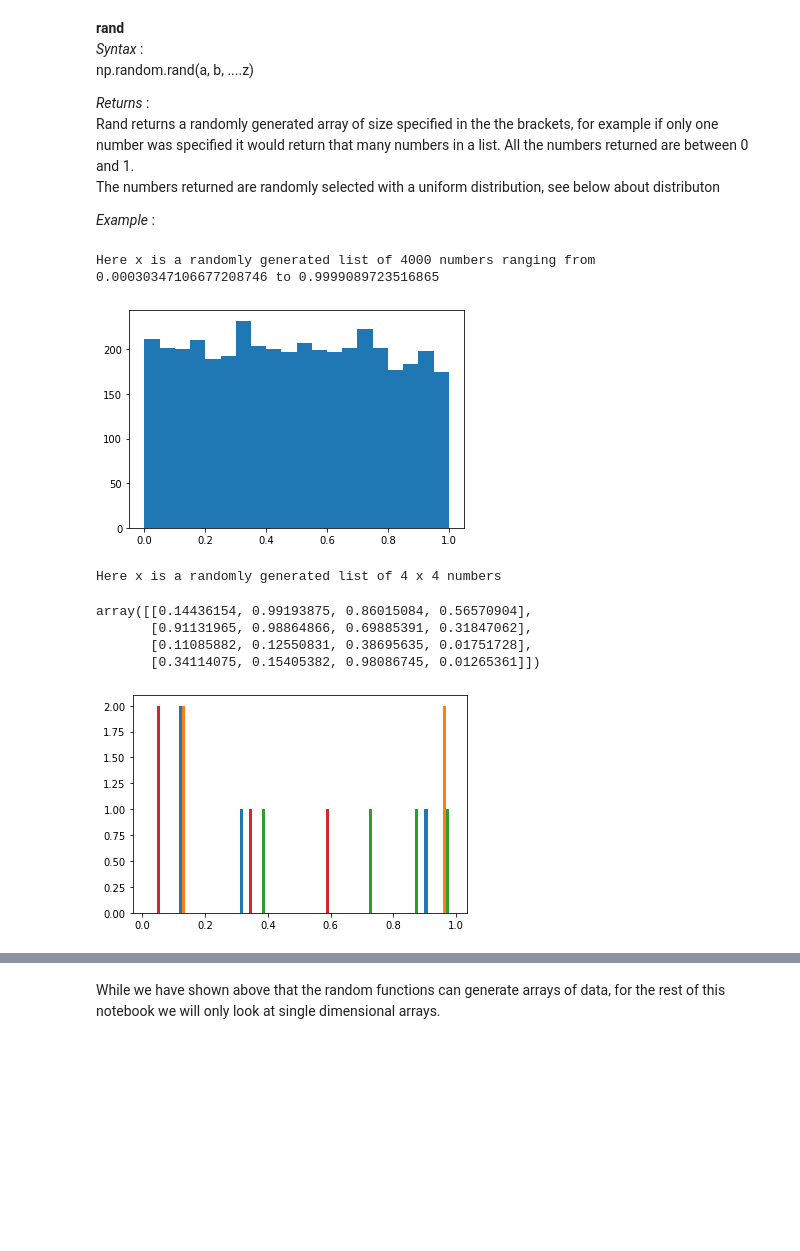
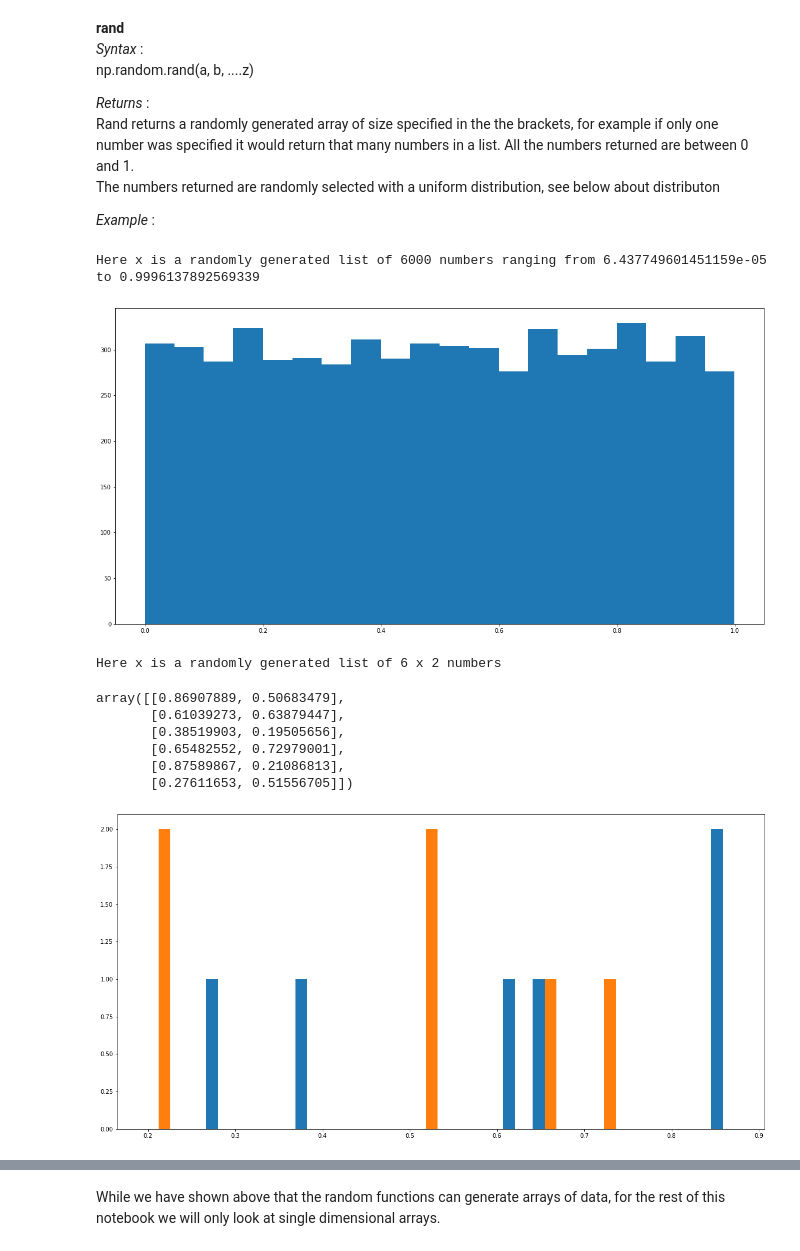
Before and after one commit to YBrady/03-PDA-Assignment-numpy.random, a Jupyter notebook: 03-PDA-numpy.random.ipynb, the cells around one changed output, grey strips where cells are left out. Drawn from its saved outputs; the diff is of its cells as text; code cells hidden in the pictures; blank space fills up the shorter version.

```diff
--- a/03-PDA-numpy.random.ipynb
+++ b/03-PDA-numpy.random.ipynb
@@ -39,6 +39,7 @@ NumPy is an external package that must be imported into python for use. Conventi
 %matplotlib inline
 import numpy as np # Importing the NumPy library
 import matplotlib.pyplot as plt # Importing matplotlib for plotting
+plt.rcParams['figure.figsize'] = [20, 10] # Setting the plot size
 # %% [markdown]
 ### Purpose of numpy.random ##
 numpy.random is the source of "randomness" in python. Whenever you need random data, be it random numbers, random sample of data, random placement of known values in an array, numpy.random provides all this functionality and more.
@@ -90,11 +91,12 @@ _Example_ :
 # %%
 # Here we are using np.random.rand based on your choice of number above
 x = np.random.rand(yourChoice*1000)
+plt.rcParams['figure.figsize'] = [20, 10] # Setting the plot size
 plt.hist(x, 20)
 print("Here x is a randomly generated list of", yourChoice * 1000, "numbers ranging from", min(x), "to" , max(x))
 # %% [output]
-Here x is a randomly generated list of 4000 numbers ranging from 0.00030347106677208746 to 0.9999089723516865
+Here x is a randomly generated list of 6000 numbers ranging from 6.437749601451159e-05 to 0.9996137892569339
-[figure, old version]
+[figure, new version]
 # %%
 # Here we are using np.random.rand based on an array of size chosn by the game above.
 x = np.random.rand(yourChoice, compChoice)
@@ -102,12 +104,14 @@ plt.hist(x, 20)
 print("Here x is a randomly generated list of", yourChoice, "x", compChoice, "numbers")
 x
 # %% [output]
-Here x is a randomly generated list of 4 x 4 numbers
+Here x is a randomly generated list of 6 x 2 numbers
-array([[0.14436154, 0.99193875, 0.86015084, 0.56570904],
-       [0.91131965, 0.98864866, 0.69885391, 0.31847062],
-       [0.11085882, 0.12550831, 0.38695635, 0.01751728],
-       [0.34114075, 0.15405382, 0.98086745, 0.01265361]])
+array([[0.86907889, 0.50683479],
+       [0.61039273, 0.63879447],
+       [0.38519903, 0.19505656],
+       [0.65482552, 0.72979001],
+       [0.87589867, 0.21086813],
+       [0.27611653, 0.51556705]])
-[figure, old version]
+[figure, new version]
 # %%
 # Other random number arrays:
 print(" a 4D array:")
```
Also changed, not shown: parts of 15 cells of this notebook.
